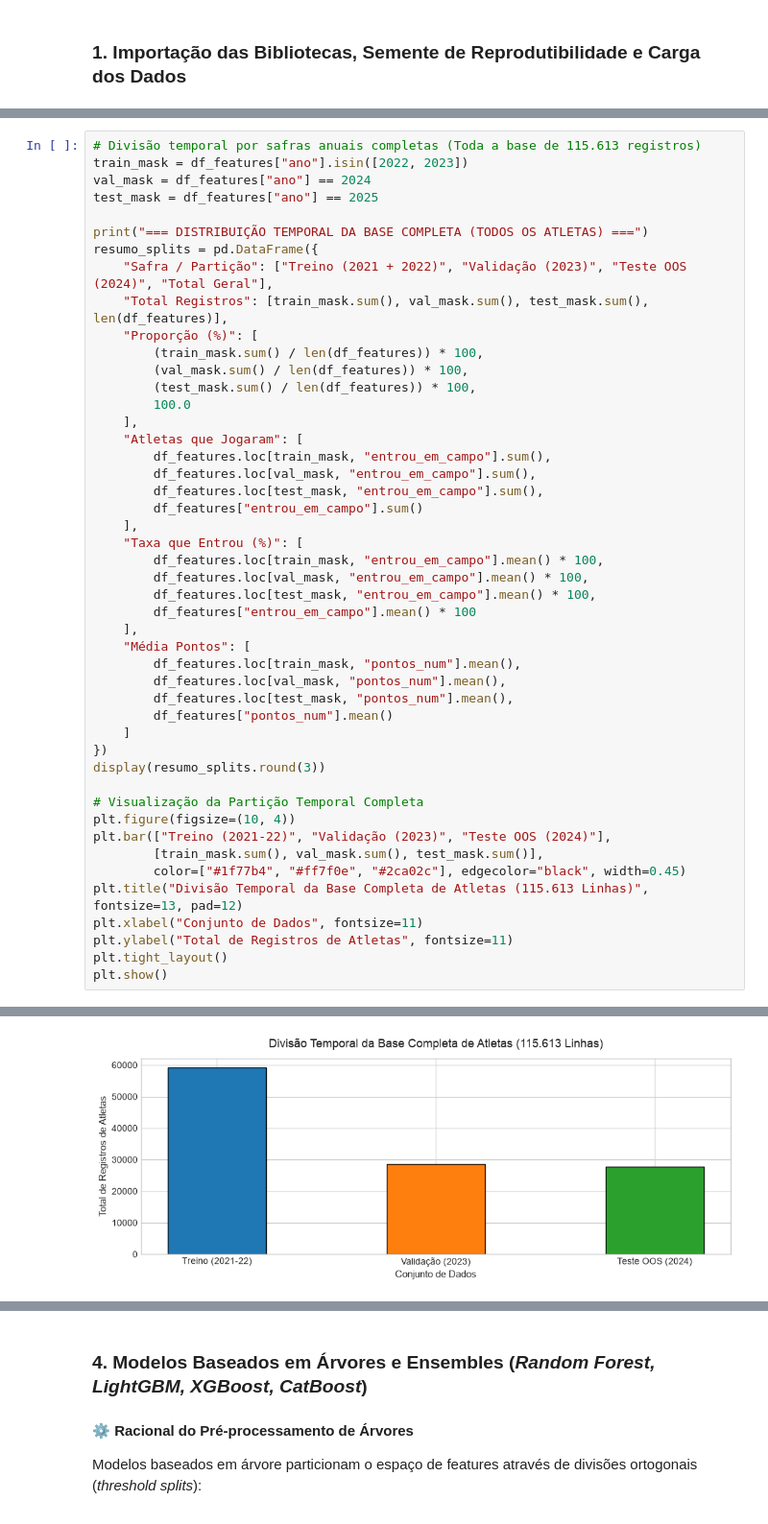
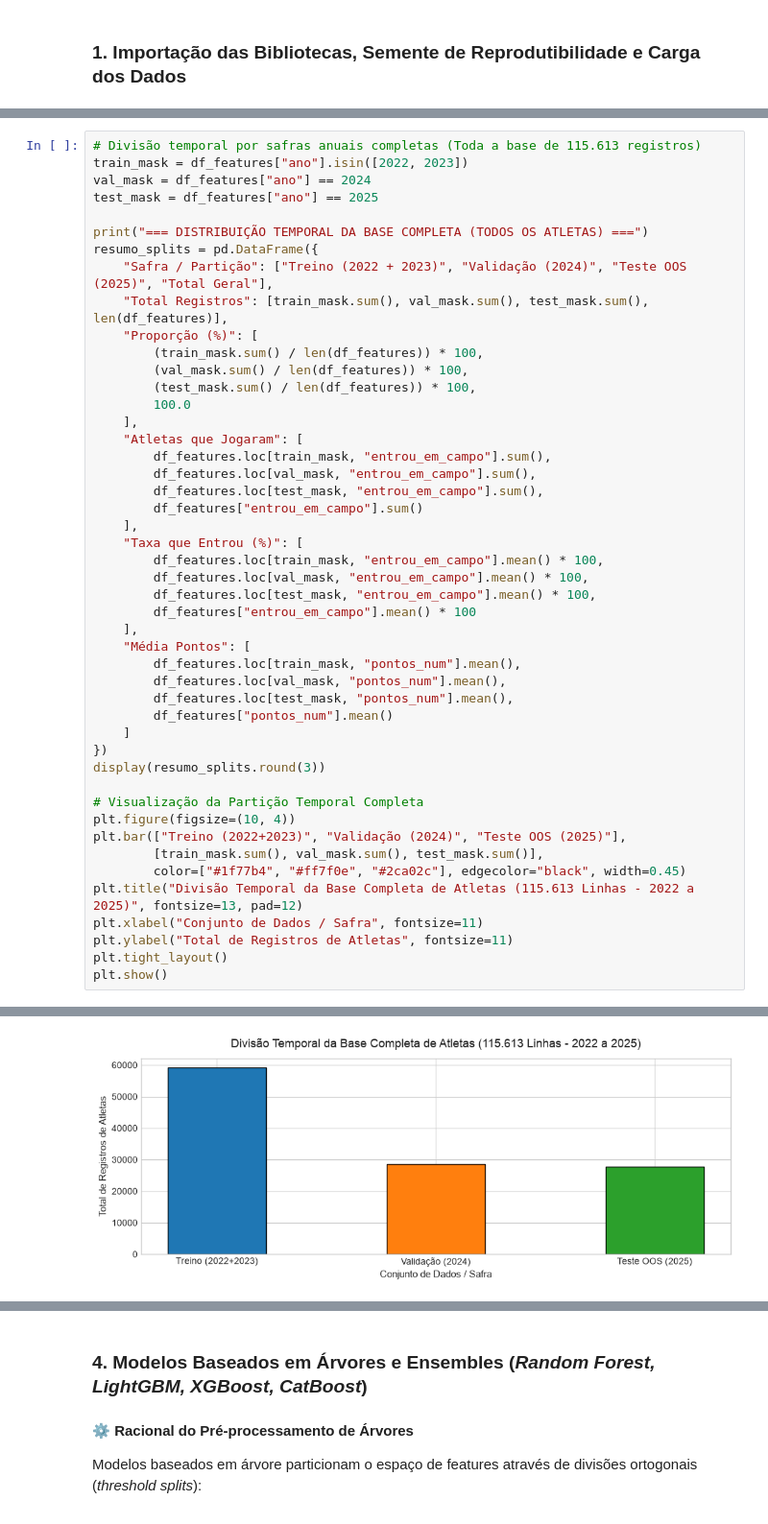
Before and after one commit to mromaoro/desafio-tecnico-gato-mestre-manual, a Jupyter notebook: notebooks/04_modelagem_e_validacao.ipynb, the cells around one changed output, grey strips where cells are left out. Shown at 96% size. Cells and saved outputs as stored; diff of their text form.

```diff
--- a/notebooks/04_modelagem_e_validacao.ipynb
+++ b/notebooks/04_modelagem_e_validacao.ipynb
@@ -94,7 +94,7 @@ test_mask = df_features["ano"] == 2025
 
 print("=== DISTRIBUIÇÃO TEMPORAL DA BASE COMPLETA (TODOS OS ATLETAS) ===")
 resumo_splits = pd.DataFrame({
-    "Safra / Partição": ["Treino (2021 + 2022)", "Validação (2023)", "Teste OOS (2024)", "Total Geral"],
+    "Safra / Partição": ["Treino (2022 + 2023)", "Validação (2024)", "Teste OOS (2025)", "Total Geral"],
     "Total Registros": [train_mask.sum(), val_mask.sum(), test_mask.sum(), len(df_features)],
     "Proporção (%)": [
         (train_mask.sum() / len(df_features)) * 100,
@@ -125,11 +125,11 @@ display(resumo_splits.round(3))
 
 # Visualização da Partição Temporal Completa
 plt.figure(figsize=(10, 4))
-plt.bar(["Treino (2021-22)", "Validação (2023)", "Teste OOS (2024)"],
+plt.bar(["Treino (2022+2023)", "Validação (2024)", "Teste OOS (2025)"],
         [train_mask.sum(), val_mask.sum(), test_mask.sum()],
         color=["#1f77b4", "#ff7f0e", "#2ca02c"], edgecolor="black", width=0.45)
-plt.title("Divisão Temporal da Base Completa de Atletas (115.613 Linhas)", fontsize=13, pad=12)
-plt.xlabel("Conjunto de Dados", fontsize=11)
+plt.title("Divisão Temporal da Base Completa de Atletas (115.613 Linhas - 2022 a 2025)", fontsize=13, pad=12)
+plt.xlabel("Conjunto de Dados / Safra", fontsize=11)
 plt.ylabel("Total de Registros de Atletas", fontsize=11)
 plt.tight_layout()
 plt.show()
@@ -143,2 +143,2 @@ plt.show()
 | Total Geral | 115613 | 100.0000 | 48481 | 41.9340 | 1.3630 |
-[figure, old version]
+[figure, new version]
```
Also changed, not shown: parts of 23 cells of this notebook, 12 other files.
